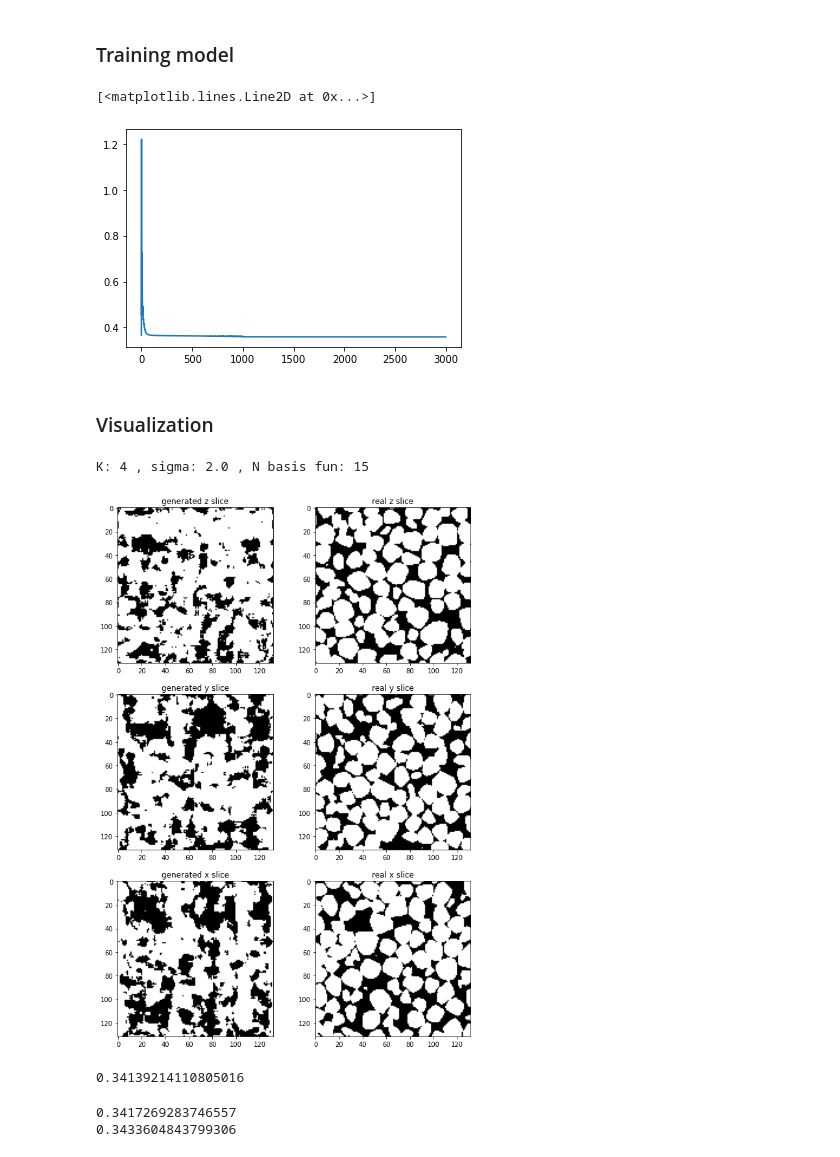
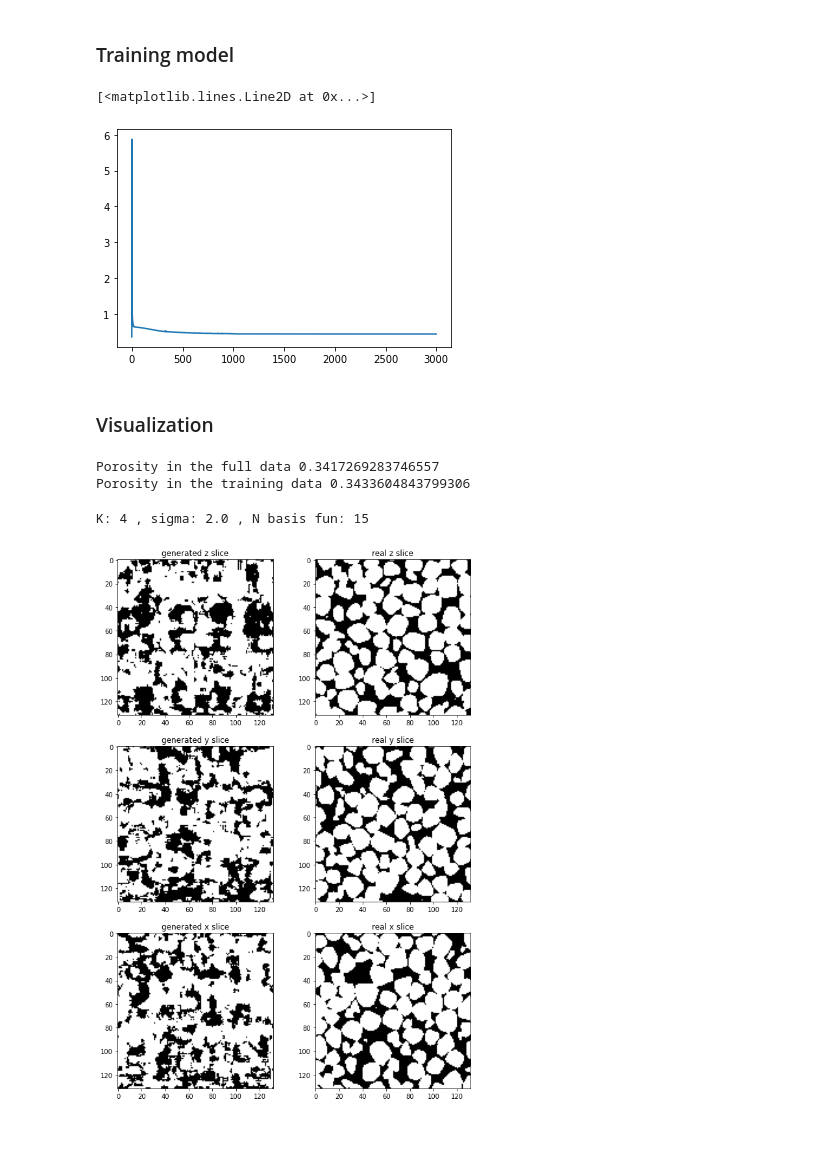
Before and after one commit to aiboyko/saudi_aramco_data_technathon, a Jupyter notebook: fourier_to_show2.ipynb, the cells around one changed output. Cells and saved outputs as stored; diff of their text form; code cells hidden in the pictures.

```diff
--- a/fourier_to_show2.ipynb
+++ b/fourier_to_show2.ipynb
@@ -239,14 +239,14 @@ dl = DataLoader(ds_slices, sampler=sampler)
 L = torch.nn.BCELoss()
 
 n_epochs = 1000
-lr0=1e-2
+lr0=5e-2
 lr_steps=3
 losses = train(md, dl, torch_data, L, n_epochs=n_epochs, lr_steps=lr_steps, lr0=lr0)
 
 plt.plot(losses)
 # %% [output]
 [<matplotlib.lines.Line2D at 0x...>]
-[figure, old version]
+[figure, new version]
 # %%
 # for smaller data
 idx_full = np.concatenate([xx[:,:,:,None], yy[:,:,:,None], zz[:,:,:,None]], axis=-1)
@@ -285,39 +285,37 @@ def plot_selected_slices(selected_idx, res_full, data, mask, axis='z', idx_plot=
     plt.subplot(3, 2, 2*idx_plot)
     plt.imshow(data_sel, cmap='gray')
     plt.title('real ' + axis + ' slice')
+# %%
+import scipy.optimize
+def porosity(data):
+  return 1- np.sum(data) / np.prod(data.shape)
+
+porosity_original = 1- np.sum(data) / np.prod(data.shape)
+print('Porosity in the full data', porosity_original)
+porosity_on_train = 1- np.sum(data*mask) / np.sum(mask)
+print('Porosity in the training data', porosity_on_train)
+
+por_loss = lambda thresh: (porosity(res_full>thresh) - porosity_on_train)**2
+sol = scipy.optimize.minimize_scalar(fun=por_loss, bounds=(0.,1.), method='bounded')
+# %% [output]
+Porosity in the full data 0.3417269283746557
+Porosity in the training data 0.3433604843799306
 # %%
 print("K:", k, ", sigma:", sigma, ", N basis fun:", num_freq)
 sel_slice = 30
 #res_sigm = torch.from_numpy(result_np).float().sigmoid().numpy()
 
+
+thresh = sol.x
 sel = (slice(None), slice(None), sel_slice)
 plt.figure(figsize=(10,15))
-plot_selected_slices(sel, (res_full>0.5).transpose(1,0,2), data, mask, idx_plot=1)
+plot_selected_slices(sel, (res_full>thresh).transpose(1,0,2), data, mask, idx_plot=1)
 
 sel = (slice(None), sel_slice, slice(None))
-plot_selected_slices(sel, (res_full>0.5).transpose(1,0,2), data, mask, axis='y', idx_plot=2)
+plot_selected_slices(sel, (res_full>thresh).transpose(1,0,2), data, mask, axis='y', idx_plot=2)
 
 sel = (sel_slice, slice(None), slice(None))
-plot_selected_slices(sel, (res_full>0.5).transpose(1,0,2), data, mask, axis='x', idx_plot=3)
+plot_selected_slices(sel, (res_full>thresh).transpose(1,0,2), data, mask, axis='x', idx_plot=3)
 # %% [output]
 K: 4 , sigma: 2.0 , N basis fun: 15
-[figure, old version]
+[figure, new version]
-# %%
-porosity(res_full>.55)
-# %% [output]
-0.34139214110805016
-# %%
-import scipy.optimize
-def porosity(data):
-  return 1- np.sum(data) / np.prod(data.shape)
-
-porosity_original = 1- np.sum(data) / np.prod(data.shape)
-print(porosity_original)
-porosity_on_train = 1- np.sum(data*mask) / np.sum(mask)
-print(porosity_on_train)
-
-por_loss = lambda thresh: (porosity(res_full>thresh) - porosity_on_train)**2
-sol = scipy.optimize.minimize_scalar(fun=por_loss, bounds=(0.,1.), method='bounded')
-# %% [output]
-0.3417269283746557
-0.3433604843799306
```
Also changed, not shown: parts of 11 cells of this notebook.
